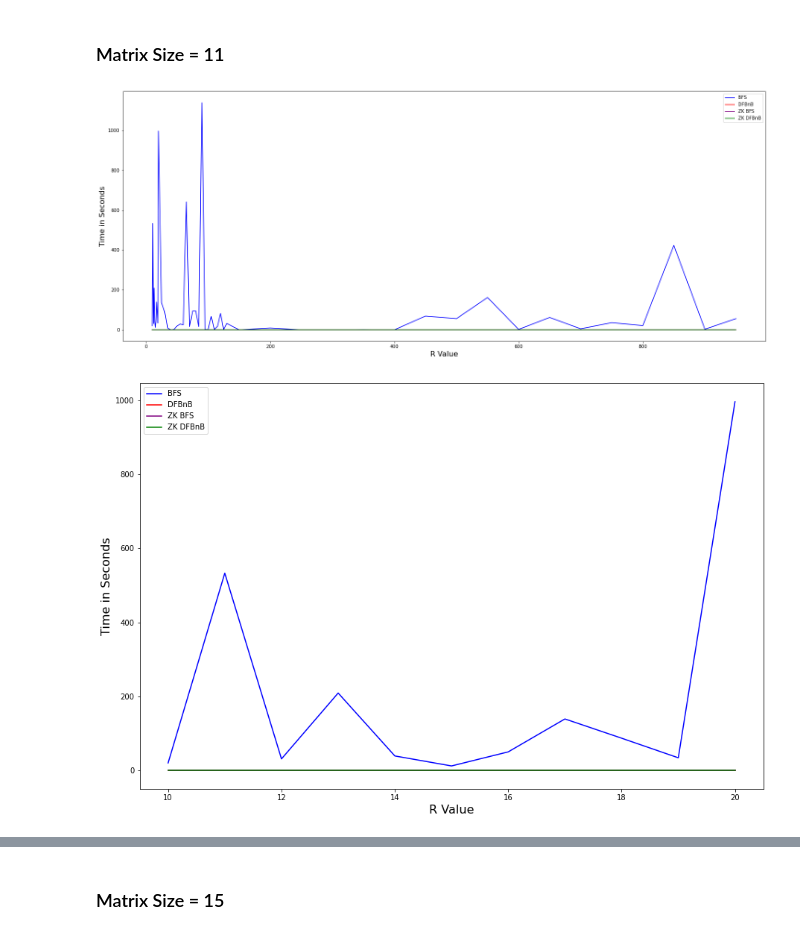
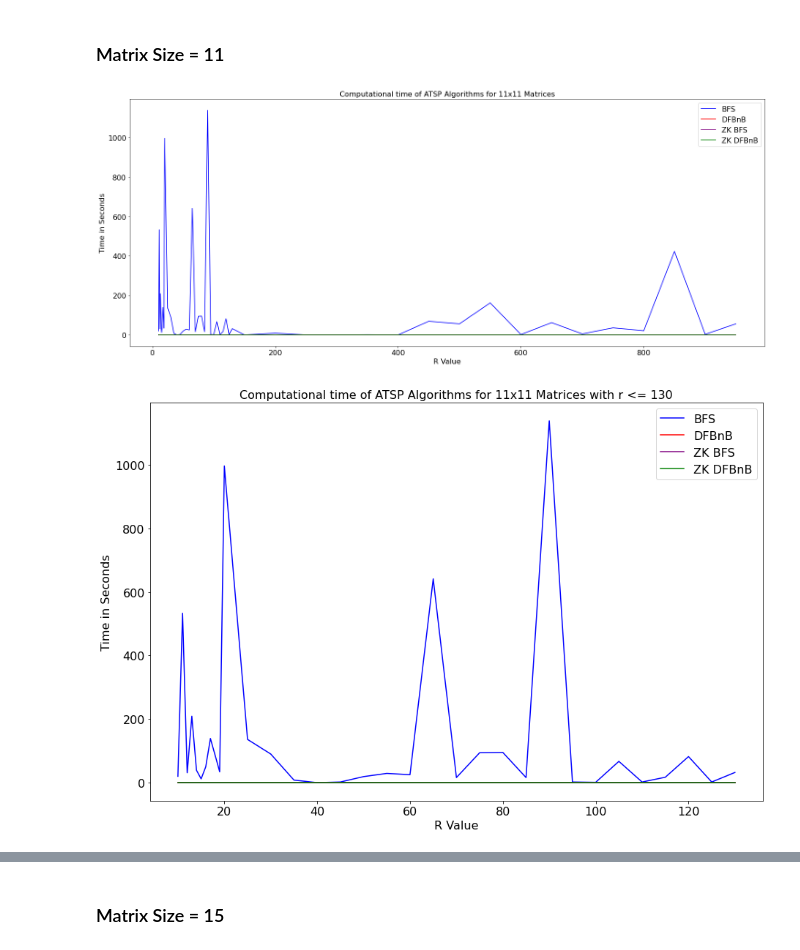
Before and after one commit to VU-Irakliy/ATSPZK, a Jupyter notebook: Results/Time_graphs.ipynb, the cells around one changed output, grey strips where cells are left out. Drawn from its saved outputs; the diff is of its cells as text; code cells hidden in the pictures.

```diff
--- a/Results/Time_graphs.ipynb
+++ b/Results/Time_graphs.ipynb
@@ -38,6 +38,7 @@ import matplotlib.pyplot as plt
 import numpy as np
 %matplotlib inline
 plt.rcParams['figure.figsize'] = [25, 10]
+plt.rcParams.update({'font.size': 16})
 # %%
 # fig = plt.figure()
 # ax = plt.axes()
@@ -48,26 +49,43 @@ plt.plot(results, time_zk_bfs, color = 'purple', label = 'ZK BFS')
 plt.plot(results, time_zk_dfbnb, color = 'green', label = 'ZK DFBnB')
 plt.xlabel("R Value", fontsize = 16)
 plt.ylabel('Time in Seconds', fontsize = 16)
+plt.title("Computational time of ATSP Algorithms for 11x11 Matrices", fontsize = 16)
 plt.legend()
 plt.show()
 # %% [output]
-[figure, old version]
+[figure, new version]
 # %%
-results = [i[0] for i in results_dfbnb_1]
-time_dfbnb = [i[1] for i in results_dfbnb_1]
-time_bfs = [i[1] for i in results_bfs_1]
-time_zk_dfbnb = [i[1] for i in results_zk_dfbnb_1]
-time_zk_bfs = [i[1] for i in results_zk_bfs_1]
+# results = [i[0] for i in results_dfbnb_1]
+# time_dfbnb = [i[1] for i in results_dfbnb_1]
+# time_bfs = [i[1] for i in results_bfs_1]
+# time_zk_dfbnb = [i[1] for i in results_zk_dfbnb_1]
+# time_zk_bfs = [i[1] for i in results_zk_bfs_1]
+# plt.rcParams['figure.figsize'] = [15, 10]
+# plt.plot(results, time_bfs, color = 'blue', label = 'BFS')
+# plt.plot(results, time_dfbnb, color = 'red', label = 'DFBnB')
+# plt.plot(results, time_zk_bfs, color = 'purple', label = 'ZK BFS')
+# plt.plot(results, time_zk_dfbnb, color = 'green', label = 'ZK DFBnB')
+# plt.xlabel("R Value", fontsize = 16)
+# plt.ylabel('Time in Seconds', fontsize = 16)
+# plt.title("Computational time of ATSP Algorithms for 11x11 Matrices ", fontsize = 16)
+# plt.legend()
+# plt.show()
+
+results = [i[0] for i in (results_dfbnb_1 + results_dfbnb_2)]
+time_dfbnb = [i[1] for i in (results_dfbnb_1 + results_dfbnb_2)]
+time_bfs = [i[1] for i in (results_bfs_1 + results_bfs_2)]
+time_zk_dfbnb = [i[1] for i in (results_zk_dfbnb_1 + results_zk_dfbnb_2)]
+time_zk_bfs = [i[1] for i in (results_zk_bfs_1 + results_zk_bfs_2)]
 plt.rcParams['figure.figsize'] = [15, 10]
 plt.plot(results, time_bfs, color = 'blue', label = 'BFS')
 plt.plot(results, time_dfbnb, color = 'red', label = 'DFBnB')
 plt.plot(results, time_zk_bfs, color = 'purple', label = 'ZK BFS')
 plt.plot(results, time_zk_dfbnb, color = 'green', label = 'ZK DFBnB')
 plt.xlabel("R Value", fontsize = 16)
 plt.ylabel('Time in Seconds', fontsize = 16)
-plt.title("The computational time ")
+plt.title("Computational time of ATSP Algorithms for 11x11 Matrices with r <= 130", fontsize = 16)
 plt.legend()
 plt.show()
 # %% [output]
-[figure, old version]
+[figure, new version]
 # %%
```
Also changed, not shown: parts of 10 cells of this notebook, 18 other files.
